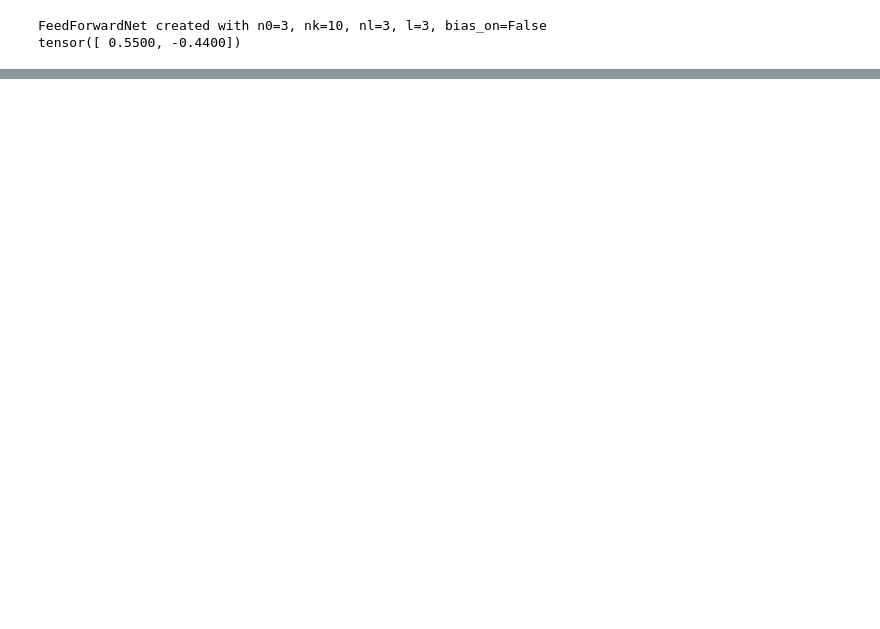
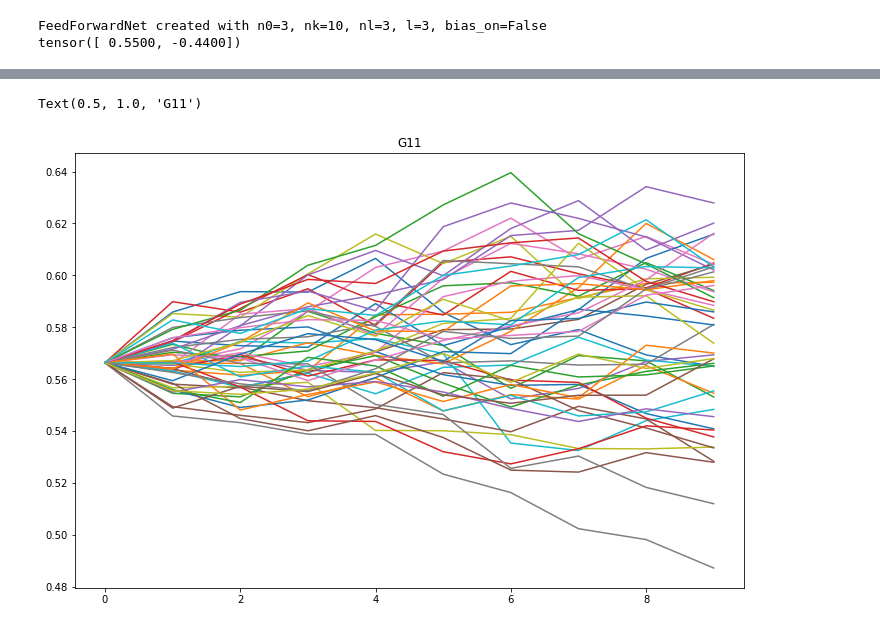
Before and after one commit to vkmbox/Ml-readinggroup, a Jupyter notebook: Roberts_Yaida/chapter5/ffn_relu_distribution.ipynb, the cells around one changed output, grey strips where cells are left out. Saved outputs shown, nothing was run; the diff lists cells and outputs as text; code cells hidden in the pictures; blank space fills up the shorter version.

```diff
--- a/Roberts_Yaida/chapter5/ffn_relu_distribution.ipynb
+++ b/Roberts_Yaida/chapter5/ffn_relu_distribution.ipynb
@@ -174,0 +217,9 @@ Metric (4.8) for trainpoint 2 and trainpoint 2: 6.032336298624674
+# %%
+plt.figure(figsize=(12, 8))
+for i, Gs in enumerate(G11_records):
+    plt.plot(Gs, label=f"experiment {i}")
+#plt.legend()
+plt.title("G11")
+# %% [output]
+Text(0.5, 1.0, 'G11')
+[figure, added]
```
Also changed, not shown: parts of 12 cells of this notebook.
